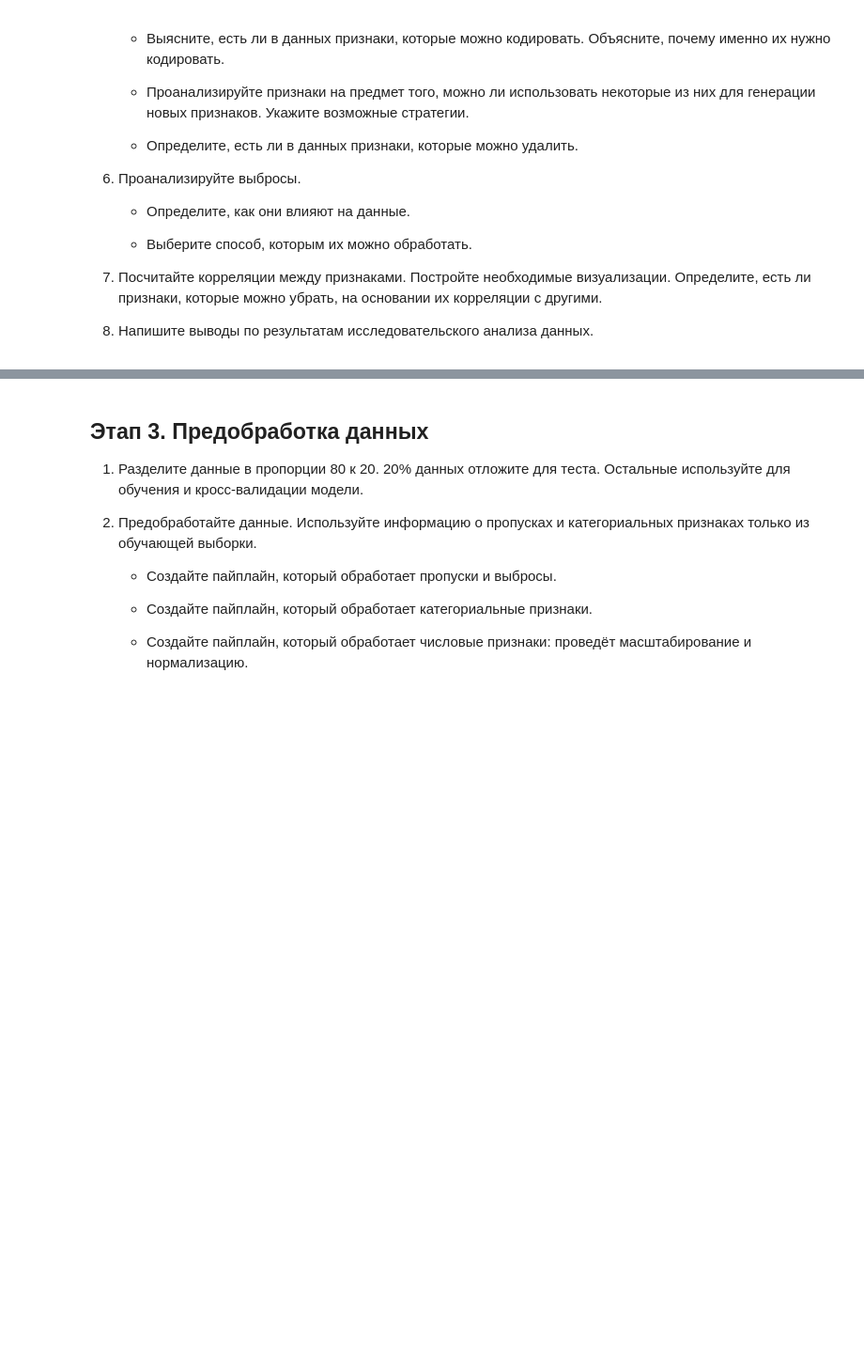
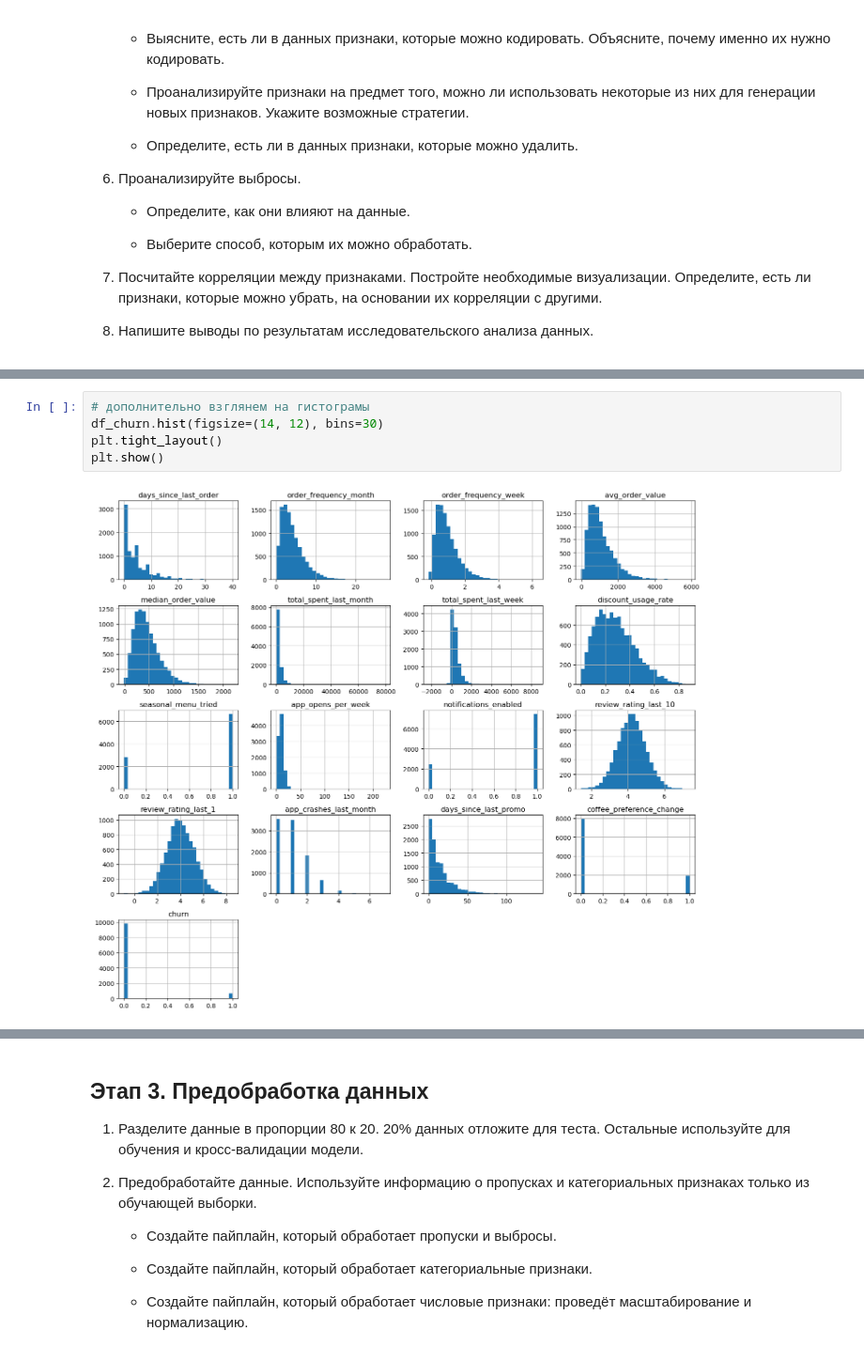
Before and after one commit to andreiyopt/coffee_churn_model, a Jupyter notebook: work/coffee_churn_model.ipynb, the cells around one changed output, grey strips where cells are left out. Shown at 94% size. Drawn from its saved outputs; the diff is of its cells as text; blank space fills up the shorter version.

```diff
--- a/work/coffee_churn_model.ipynb
+++ b/work/coffee_churn_model.ipynb
@@ -65,0 +466,7 @@ NumPy: 1.21.4
+# %%
+# дополнительно взглянем на гистограмы
+df_churn.hist(figsize=(14, 12), bins=30)
+plt.tight_layout()
+plt.show()
+# %% [output]
+[figure, added]
```
Also changed, not shown: parts of 53 cells of this notebook.
